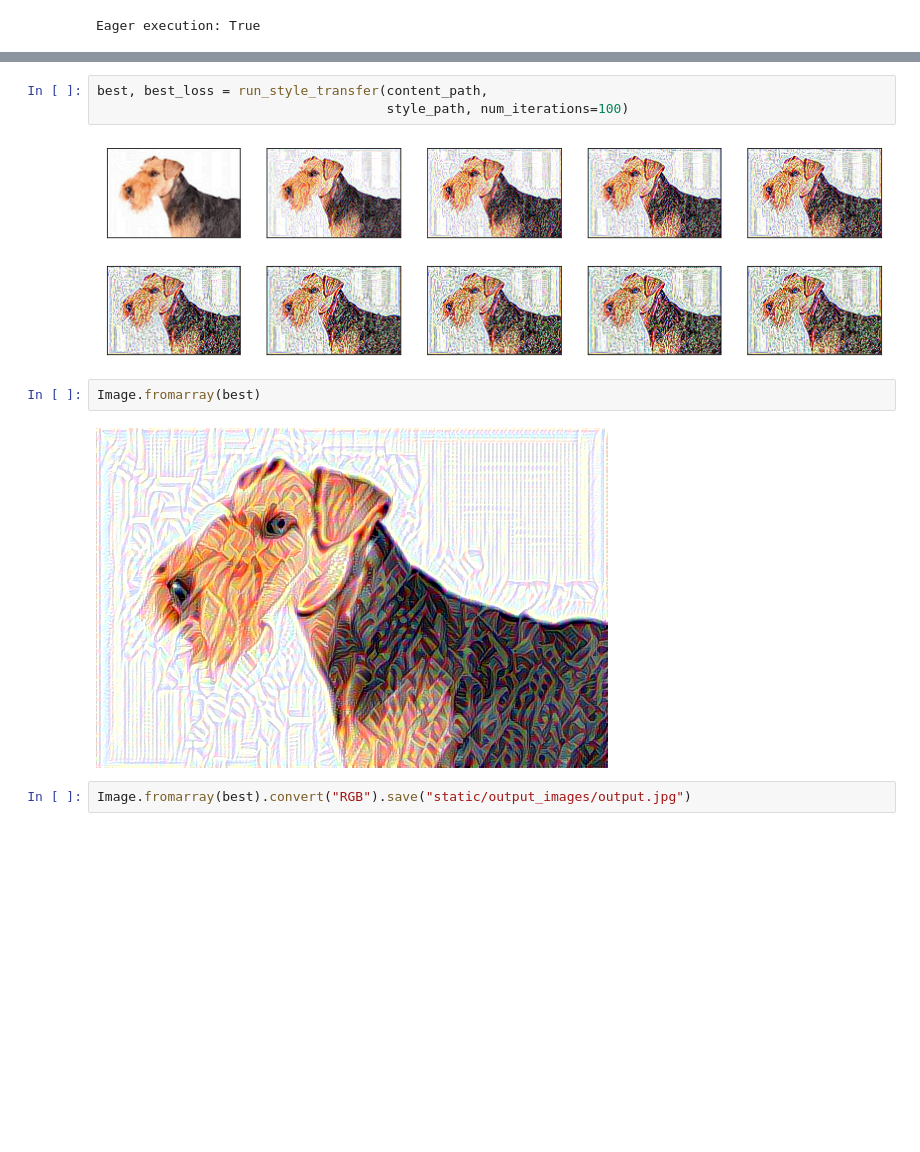
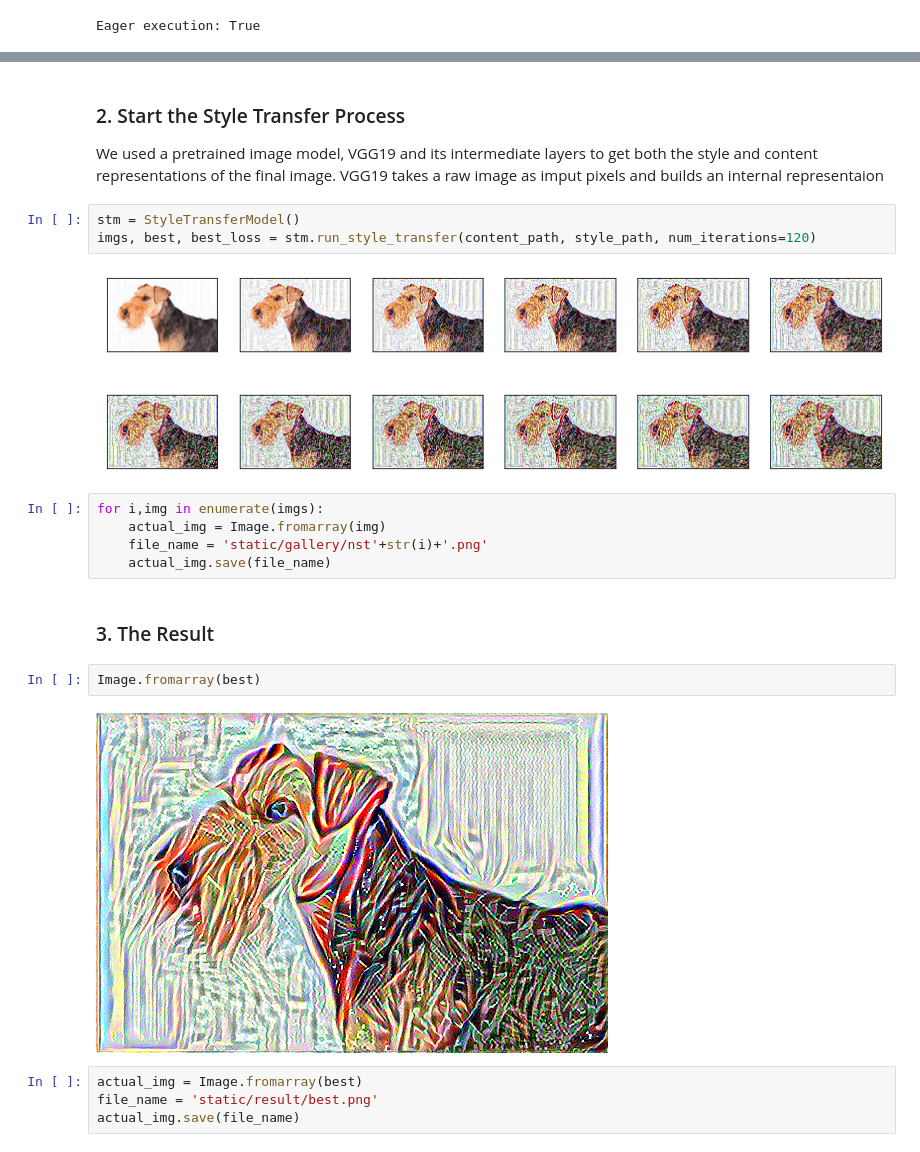
Before and after one commit to wenbin-billy-zhao/Tensorflow2-Keras-Image-Effect-Transfer, a Jupyter notebook: NeuralStyleTransfer.ipynb, the cells around one changed output, grey strips where cells are left out. Cells and saved outputs as stored; diff of their text form; blank space fills up the shorter version.

```diff
--- a/NeuralStyleTransfer.ipynb
+++ b/NeuralStyleTransfer.ipynb
@@ -350,11 +98,24 @@ def run_style_transfer(content_path,
+# %% [markdown]
+### 2. Start the Style Transfer Process
+
+We used a pretrained image model, VGG19 and its intermediate layers to get both the style and content representations of the final image. VGG19 takes a raw image as imput pixels and builds an internal representaion
 # %%
-best, best_loss = run_style_transfer(content_path,
-                                     style_path, num_iterations=100)
+stm = StyleTransferModel()
+imgs, best, best_loss = stm.run_style_transfer(content_path, style_path, num_iterations=120)
 # %% [output]
-[figure, old version]
+[figure, new version]
+# %%
+for i,img in enumerate(imgs):
+    actual_img = Image.fromarray(img)
+    file_name = 'static/gallery/nst'+str(i)+'.png'
+    actual_img.save(file_name)
+# %% [markdown]
+### 3. The Result
 # %%
 Image.fromarray(best)
 # %% [output]
-[figure, old version]
+[figure, new version]
-# %%
-Image.fromarray(best).convert("RGB").save("static/output_images/output.jpg")
+# %%
+actual_img = Image.fromarray(best)
+file_name = 'static/result/best.png'
+actual_img.save(file_name)
```
Also changed, not shown: parts of 24 cells of this notebook, 23 other files.
